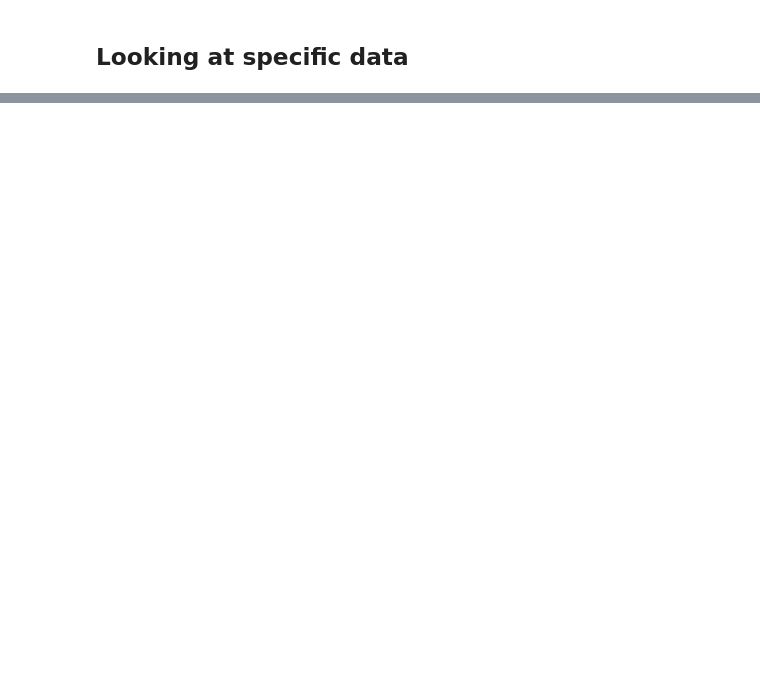
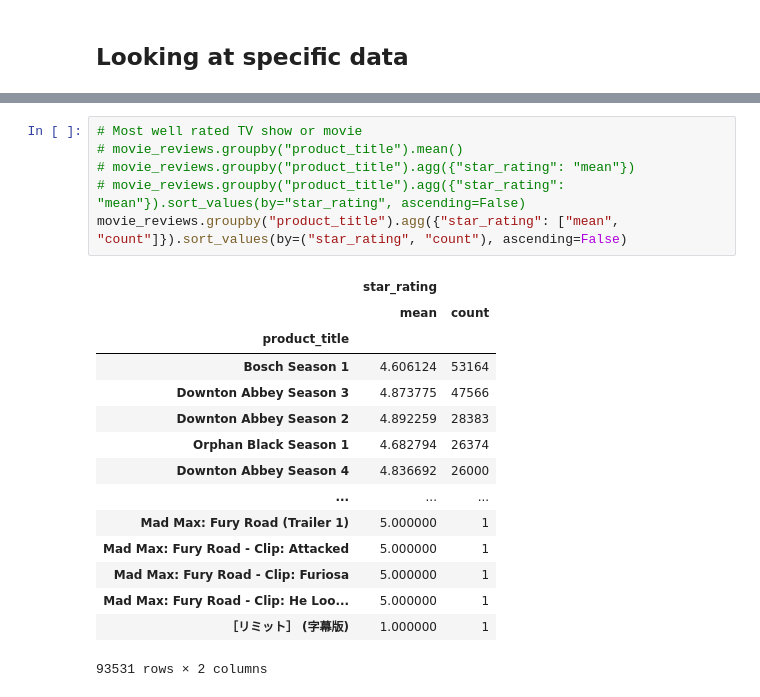
Before and after one commit to nhshz/duckdb-lab, a Jupyter notebook: notebooks/demo-completed.ipynb, the cells around one changed output, grey strips where cells are left out. Saved outputs shown, nothing was run; the diff lists cells and outputs as text; blank space fills up the shorter version.

```diff
--- a/notebooks/demo-completed.ipynb
+++ b/notebooks/demo-completed.ipynb
@@ -135 +150,23 @@ movie_reviews.groupby("product_title").agg({"star_rating": ["mean", "count"]}).s
+# %%
+# Most well rated TV show or movie
+# movie_reviews.groupby("product_title").mean()
+# movie_reviews.groupby("product_title").agg({"star_rating": "mean"})
+# movie_reviews.groupby("product_title").agg({"star_rating": "mean"}).sort_values(by="star_rating", ascending=False)
+movie_reviews.groupby("product_title").agg({"star_rating": ["mean", "count"]}).sort_values(by=("star_rating", "count"), ascending=False)
+# %% [output]
+|  | star_rating |  |
+|  | mean | count |
+| product_title |  |  |
+| Bosch Season 1 | 4.606124 | 53164 |
+| Downton Abbey Season 3 | 4.873775 | 47566 |
+| Downton Abbey Season 2 | 4.892259 | 28383 |
+| Orphan Black Season 1 | 4.682794 | 26374 |
+| Downton Abbey Season 4 | 4.836692 | 26000 |
+| ... | ... | ... |
+| Mad Max: Fury Road (Trailer 1) | 5.000000 | 1 |
+| Mad Max: Fury Road - Clip: Attacked | 5.000000 | 1 |
+| Mad Max: Fury Road - Clip: Furiosa | 5.000000 | 1 |
+| Mad Max: Fury Road - Clip: He Loo... | 5.000000 | 1 |
+| ［リミット］ (字幕版) | 1.000000 | 1 |
+93531 rows × 2 columns
 # %%
```
Also changed, not shown: parts of 23 cells of this notebook, 1 other file.
